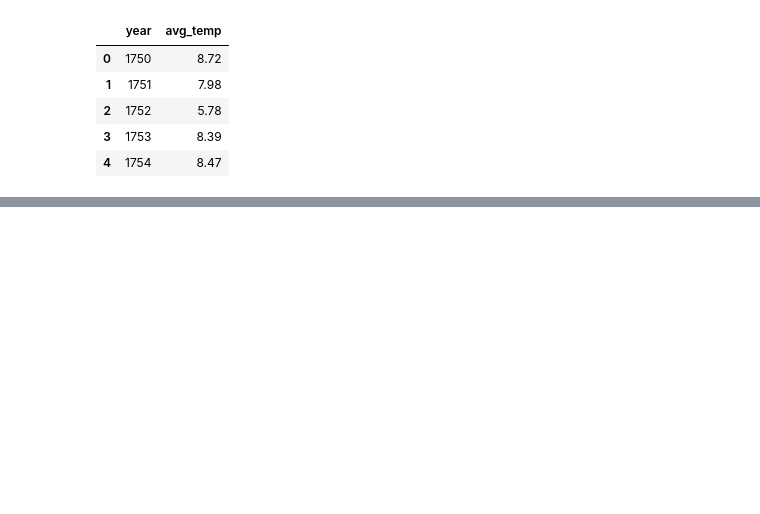
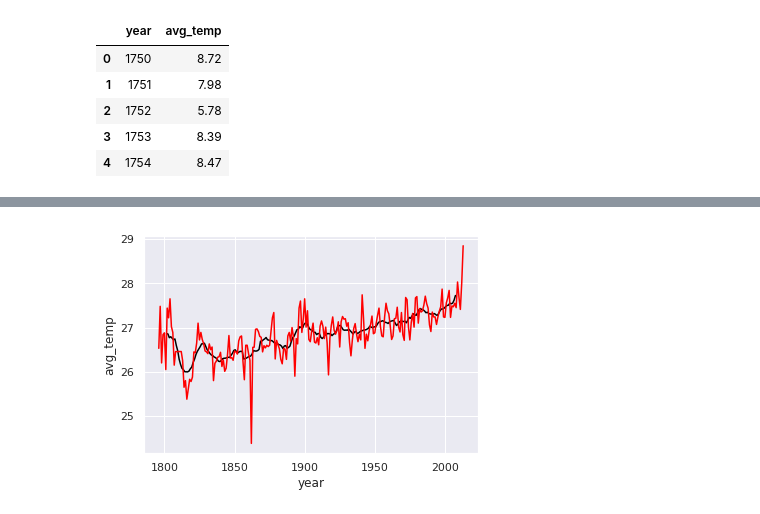
Before and after one commit to abhiksark/Udacity-DataAnalyst-Nanodegree, a Jupyter notebook: explore_weather_trends/trend_plot.ipynb, the cells around one changed output, grey strips where cells are left out. Cells and saved outputs as stored; diff of their text form; code cells hidden in the pictures; blank space fills up the shorter version.

```diff
--- a/explore_weather_trends/trend_plot.ipynb
+++ b/explore_weather_trends/trend_plot.ipynb
@@ -33,2 +37,4 @@ df_hyd.head()
 # %%
-df_hyd = df_hyd.interpolate(method='spline', order=2)
+df_hyd = df_hyd.interpolate(method='spline', order=2) #removal of NaNs
+moving_avg_global = df_global.rolling(12).mean()
+moving_avg_hyd = df_hyd.rolling(12).mean()
@@ -41,0 +50,8 @@ plt.show()
+# %%
+
+sns.set(style='darkgrid')
+sns.lineplot(x='year', y='avg_temp', data=moving_avg_hyd, color = 'black')
+sns.lineplot(x='year', y='avg_temp', data=df_hyd, color = 'red')
+plt.show()
+# %% [output]
+[figure, added]
```
Also changed, not shown: parts of 11 cells of this notebook.
